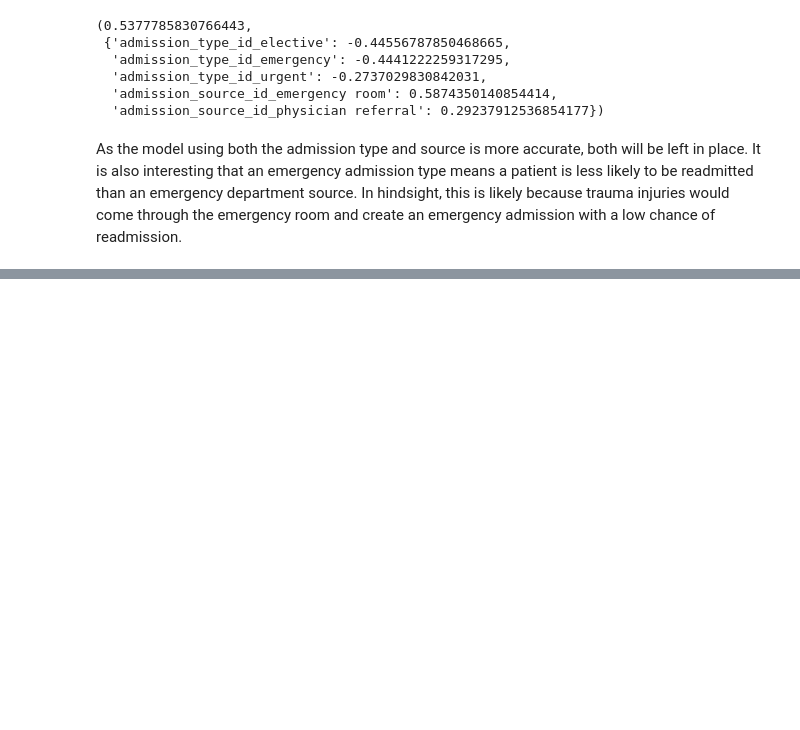
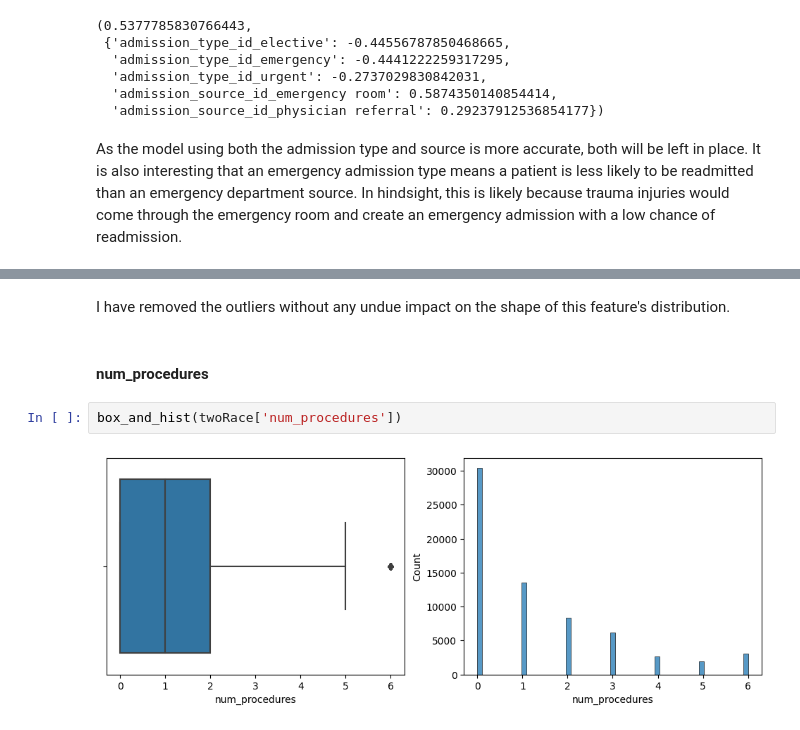
Before and after one commit to ashbyj/PredictingReadmissions, a Jupyter notebook: notebooks/2-ja-eda.ipynb, the cells around one changed output, grey strips where cells are left out. Drawn from its saved outputs; the diff is of its cells as text; blank space fills up the shorter version.

```diff
--- a/notebooks/2-ja-eda.ipynb
+++ b/notebooks/2-ja-eda.ipynb
@@ -415,0 +543,8 @@ The first item that stands out in this profile is that many of the variables are
+# %% [markdown]
+I have removed the outliers without any undue impact on the shape of this feature's distribution.
+# %% [markdown]
+#### num_procedures<a id="np"></a>
+# %%
+box_and_hist(twoRace['num_procedures'])
+# %% [output]
+[figure, added]
```
Also changed, not shown: parts of 56 cells of this notebook.
